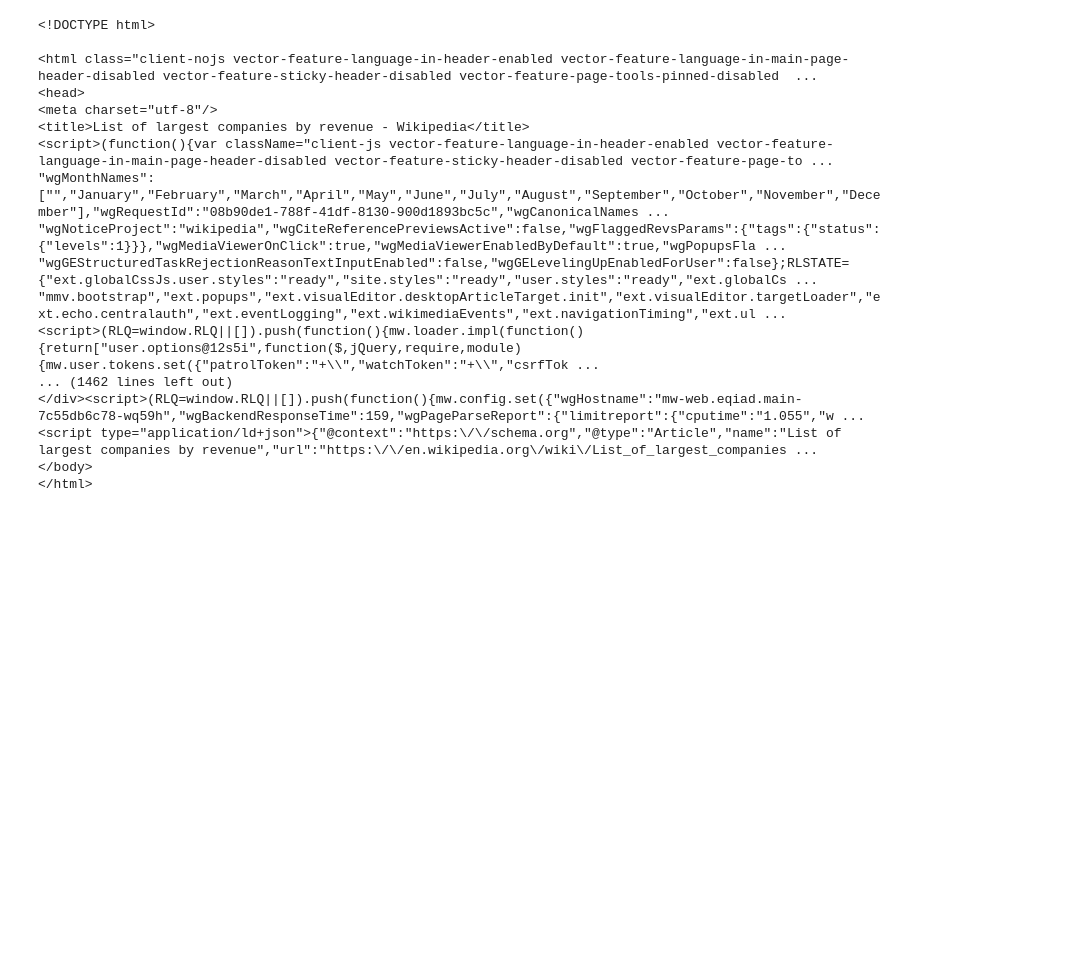
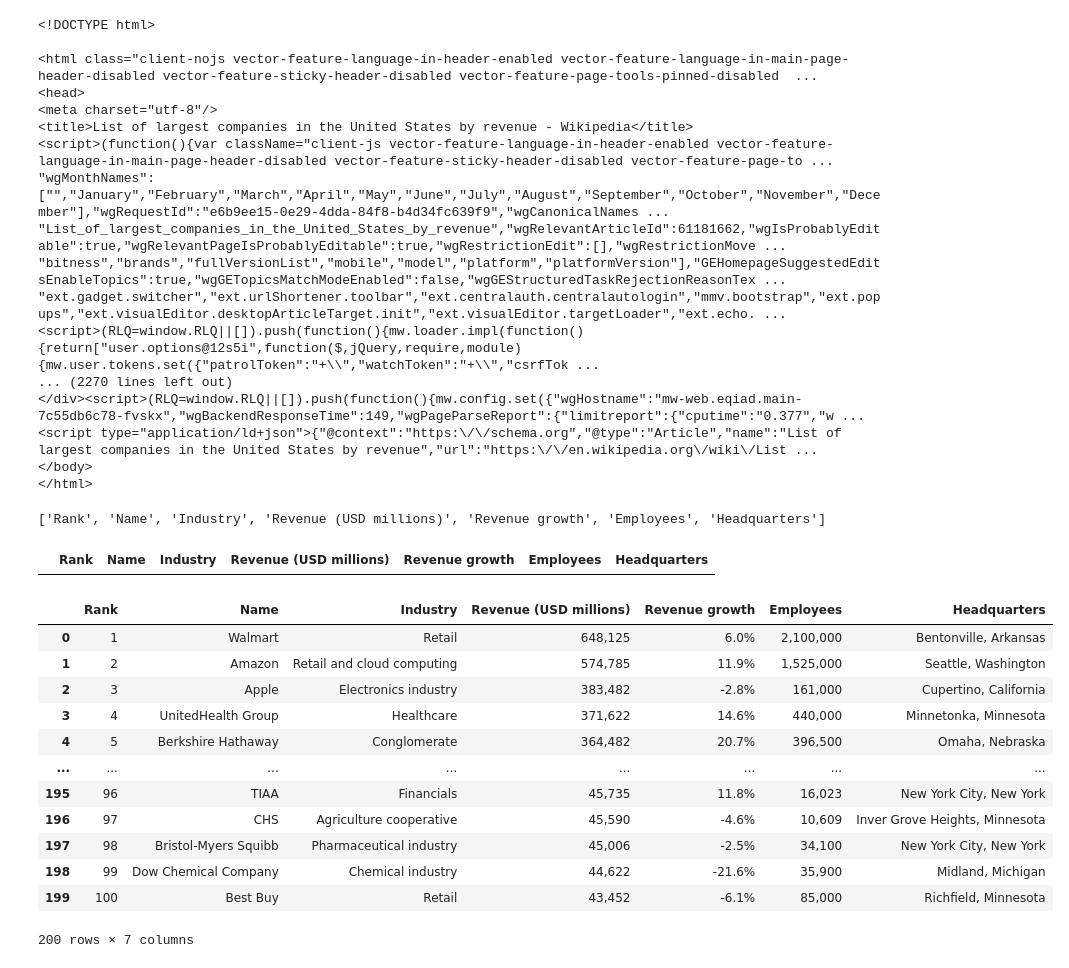
Before and after one commit to JoeCosta7/RandomMovie, a Jupyter notebook: Scraping.ipynb, the cells around one changed output. Cells and saved outputs as stored; diff of their text form; code cells hidden in the pictures; blank space fills up the shorter version.

```diff
--- a/Scraping.ipynb
+++ b/Scraping.ipynb
@@ -2,7 +2,7 @@
 from bs4 import BeautifulSoup
 import requests
 # %%
-url = "https://en.wikipedia.org/wiki/List_of_largest_companies_by_revenue"
+url = "https://en.wikipedia.org/wiki/List_of_largest_companies_in_the_United_States_by_revenue"
 
 page = requests.get(url)
 
@@ -15,15 +15,22 @@ print(soup)
 <html class="client-nojs vector-feature-language-in-header-enabled vector-feature-language-in-main-page-header-disabled vector-feature-sticky-header-disabled vector-feature-page-tools-pinned-disabled  ...
 <head>
 <meta charset="utf-8"/>
-<title>List of largest companies by revenue - Wikipedia</title>
+<title>List of largest companies in the United States by revenue - Wikipedia</title>
 <script>(function(){var className="client-js vector-feature-language-in-header-enabled vector-feature-language-in-main-page-header-disabled vector-feature-sticky-header-disabled vector-feature-page-to ...
-"wgMonthNames":["","January","February","March","April","May","June","July","August","September","October","November","December"],"wgRequestId":"08b90de1-788f-41df-8130-900d1893bc5c","wgCanonicalNames ...
-"wgNoticeProject":"wikipedia","wgCiteReferencePreviewsActive":false,"wgFlaggedRevsParams":{"tags":{"status":{"levels":1}}},"wgMediaViewerOnClick":true,"wgMediaViewerEnabledByDefault":true,"wgPopupsFla ...
-"wgGEStructuredTaskRejectionReasonTextInputEnabled":false,"wgGELevelingUpEnabledForUser":false};RLSTATE={"ext.globalCssJs.user.styles":"ready","site.styles":"ready","user.styles":"ready","ext.globalCs ...
-"mmv.bootstrap","ext.popups","ext.visualEditor.desktopArticleTarget.init","ext.visualEditor.targetLoader","ext.echo.centralauth","ext.eventLogging","ext.wikimediaEvents","ext.navigationTiming","ext.ul ...
+"wgMonthNames":["","January","February","March","April","May","June","July","August","September","October","November","December"],"wgRequestId":"e6b9ee15-0e29-4dda-84f8-b4d34fc639f9","wgCanonicalNames ...
+"List_of_largest_companies_in_the_United_States_by_revenue","wgRelevantArticleId":61181662,"wgIsProbablyEditable":true,"wgRelevantPageIsProbablyEditable":true,"wgRestrictionEdit":[],"wgRestrictionMove ...
+"bitness","brands","fullVersionList","mobile","model","platform","platformVersion"],"GEHomepageSuggestedEditsEnableTopics":true,"wgGETopicsMatchModeEnabled":false,"wgGEStructuredTaskRejectionReasonTex ...
+"ext.gadget.switcher","ext.urlShortener.toolbar","ext.centralauth.centralautologin","mmv.bootstrap","ext.popups","ext.visualEditor.desktopArticleTarget.init","ext.visualEditor.targetLoader","ext.echo. ...
 <script>(RLQ=window.RLQ||[]).push(function(){mw.loader.impl(function(){return["user.options@12s5i",function($,jQuery,require,module){mw.user.tokens.set({"patrolToken":"+\\","watchToken":"+\\","csrfTok ...
-... (1462 lines left out)
-</div><script>(RLQ=window.RLQ||[]).push(function(){mw.config.set({"wgHostname":"mw-web.eqiad.main-7c55db6c78-wq59h","wgBackendResponseTime":159,"wgPageParseReport":{"limitreport":{"cputime":"1.055","w ...
-<script type="application/ld+json">{"@context":"https:\/\/schema.org","@type":"Article","name":"List of largest companies by revenue","url":"https:\/\/en.wikipedia.org\/wiki\/List_of_largest_companies ...
+... (2270 lines left out)
+</div><script>(RLQ=window.RLQ||[]).push(function(){mw.config.set({"wgHostname":"mw-web.eqiad.main-7c55db6c78-fvskx","wgBackendResponseTime":149,"wgPageParseReport":{"limitreport":{"cputime":"0.377","w ...
+<script type="application/ld+json">{"@context":"https:\/\/schema.org","@type":"Article","name":"List of largest companies in the United States by revenue","url":"https:\/\/en.wikipedia.org\/wiki\/List ...
 </body>
 </html>
+# %%
+table = soup.find_all('table')[0]
+world_titles = table.find_all('th')
+world_table_titles = [title.text.strip() for title in world_titles]
+print(world_table_titles)
+# %% [output]
+['Rank', 'Name', 'Industry', 'Revenue (USD millions)', 'Revenue growth', 'Employees', 'Headquarters']
@@ -29,0 +39,28 @@ print(soup)
+# %%
+df = pd.DataFrame(columns = world_table_titles)
+df
+# %% [output]
+|  | Rank | Name | Industry | Revenue (USD millions) | Revenue growth | Employees | Headquarters |
+# %%
+column_data = table.find_all('tr')
+for row in column_data[1:]:
+    row_data = row.find_all('td')
+    individual_row_data = [data.text.strip() for data in row_data]
+    length = len(df)
+    df.loc[length] = individual_row_data
+# %%
+df
+# %% [output]
+|  | Rank | Name | Industry | Revenue (USD millions) | Revenue growth | Employees | Headquarters |
+| 0 | 1 | Walmart | Retail | 648,125 | 6.0% | 2,100,000 | Bentonville, Arkansas |
+| 1 | 2 | Amazon | Retail and cloud computing | 574,785 | 11.9% | 1,525,000 | Seattle, Washington |
+| 2 | 3 | Apple | Electronics industry | 383,482 | -2.8% | 161,000 | Cupertino, California |
+| 3 | 4 | UnitedHealth Group | Healthcare | 371,622 | 14.6% | 440,000 | Minnetonka, Minnesota |
+| 4 | 5 | Berkshire Hathaway | Conglomerate | 364,482 | 20.7% | 396,500 | Omaha, Nebraska |
+| ... | ... | ... | ... | ... | ... | ... | ... |
+| 195 | 96 | TIAA | Financials | 45,735 | 11.8% | 16,023 | New York City, New York |
+| 196 | 97 | CHS | Agriculture cooperative | 45,590 | -4.6% | 10,609 | Inver Grove Heights, Minnesota |
+| 197 | 98 | Bristol-Myers Squibb | Pharmaceutical industry | 45,006 | -2.5% | 34,100 | New York City, New York |
+| 198 | 99 | Dow Chemical Company | Chemical industry | 44,622 | -21.6% | 35,900 | Midland, Michigan |
+| 199 | 100 | Best Buy | Retail | 43,452 | -6.1% | 85,000 | Richfield, Minnesota |
+200 rows × 7 columns
```
Also changed, not shown: parts of 2 cells of this notebook, 6 other files.
